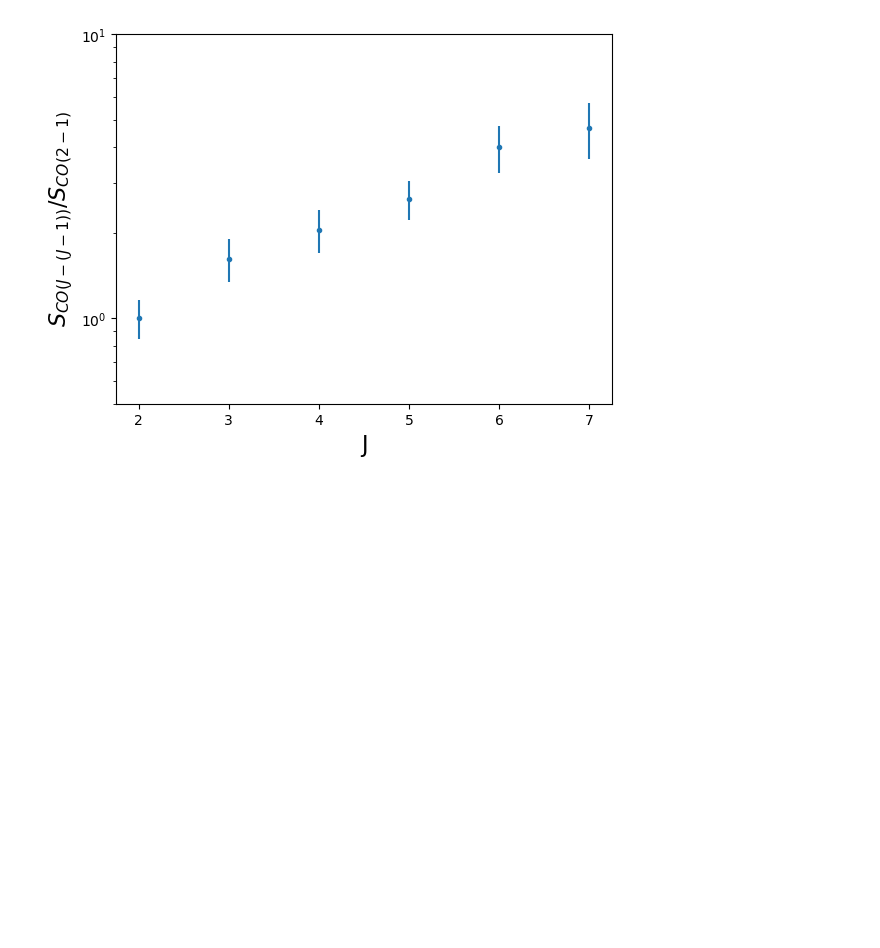
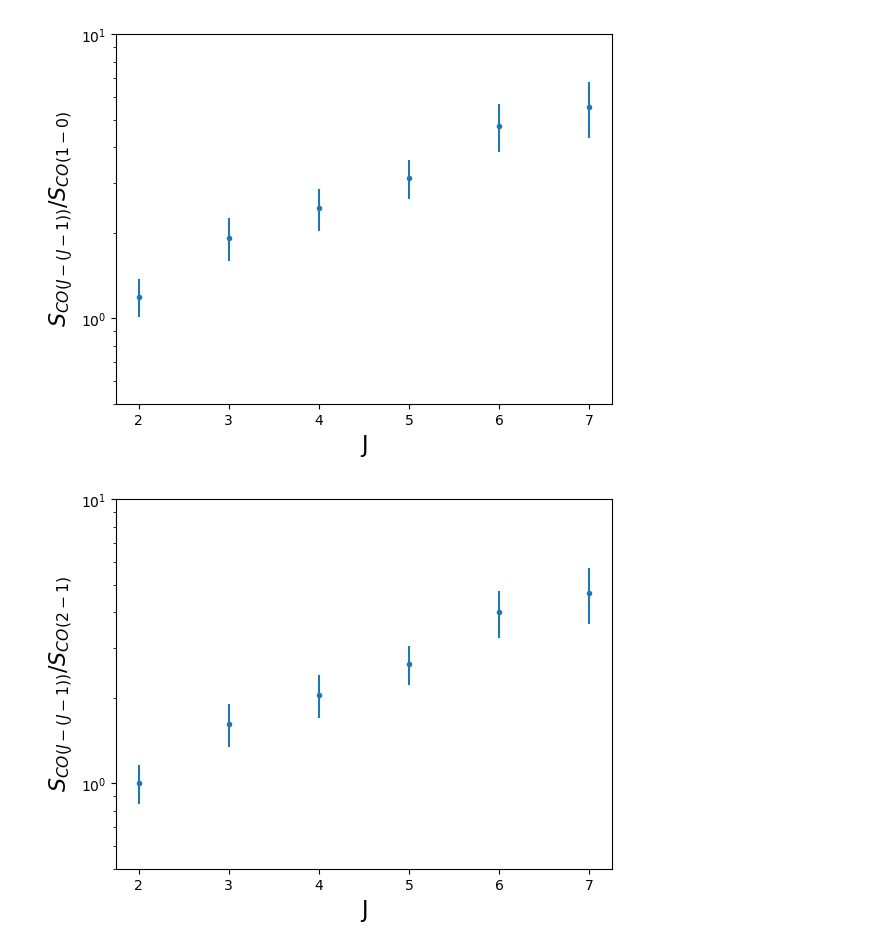
Before and after one commit to cpvargas/ACT_ALMA, a Jupyter notebook: CO_line.ipynb, the cells around one changed output. Cells and saved outputs as stored; diff of their text form; code cells hidden in the pictures; blank space fills up the shorter version.

```diff
--- a/CO_line.ipynb
+++ b/CO_line.ipynb
@@ -21,6 +21,19 @@ r_J_err = np.array([0.13,0.09,0.07,0.05,0.04,0.04])
 
 invr_J = 1./r_J
 invr_J_err = 1/r_J * np.sqrt((r_J_err/r_J)**2)
+# %%
+plt.errorbar(J,invr_J,yerr=invr_J_err,fmt=".")
+#plt.errorbar(1,1,yerr=0,fmt=".")
+
+plt.ylabel("$S_{CO(J-(J-1))}$/$S_{CO(1-0)}$",fontsize=16)
+plt.xlabel("J",fontsize=16)
+
+plt.ylim(0.5,10)
+plt.yscale("log")
+
+plt.savefig("CO_conversion.png",dpi=150)
+# %% [output]
+[figure, added]
 # %%
 plt.errorbar(J,invr_J*0.84,yerr=invr_J_err*0.84,fmt=".")
 #plt.errorbar(1,1,yerr=0,fmt=".")
```
Also changed, not shown: parts of 4 cells of this notebook.
